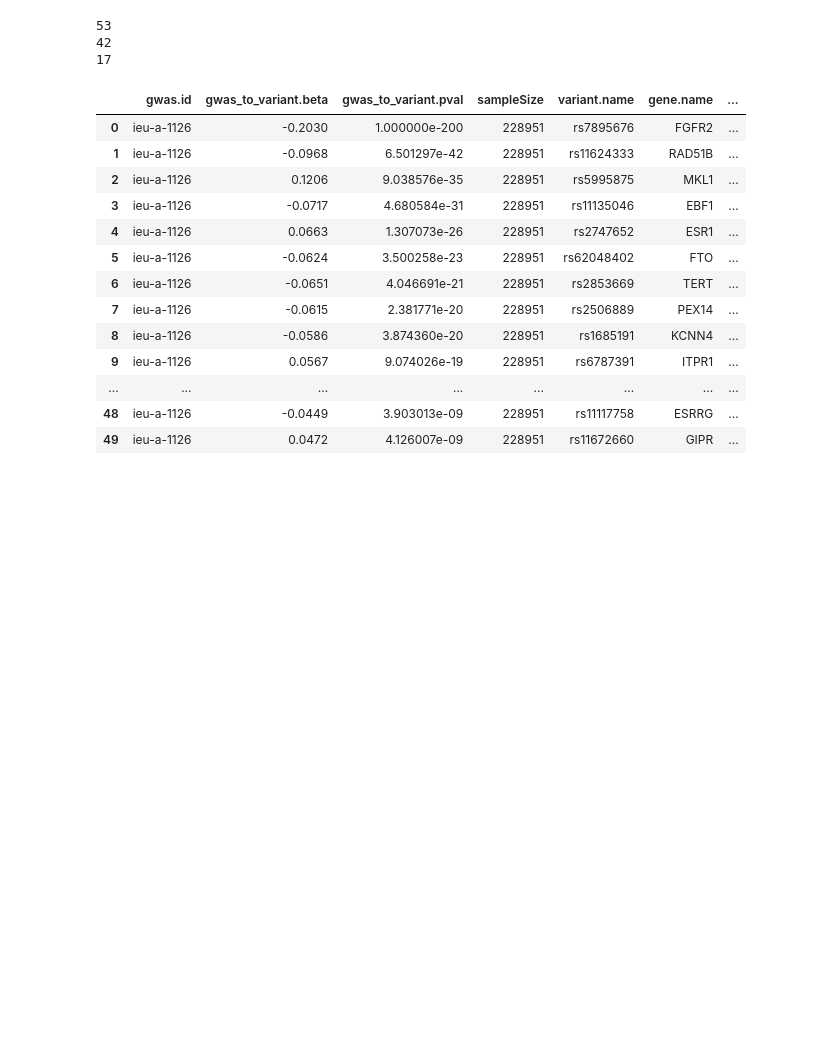
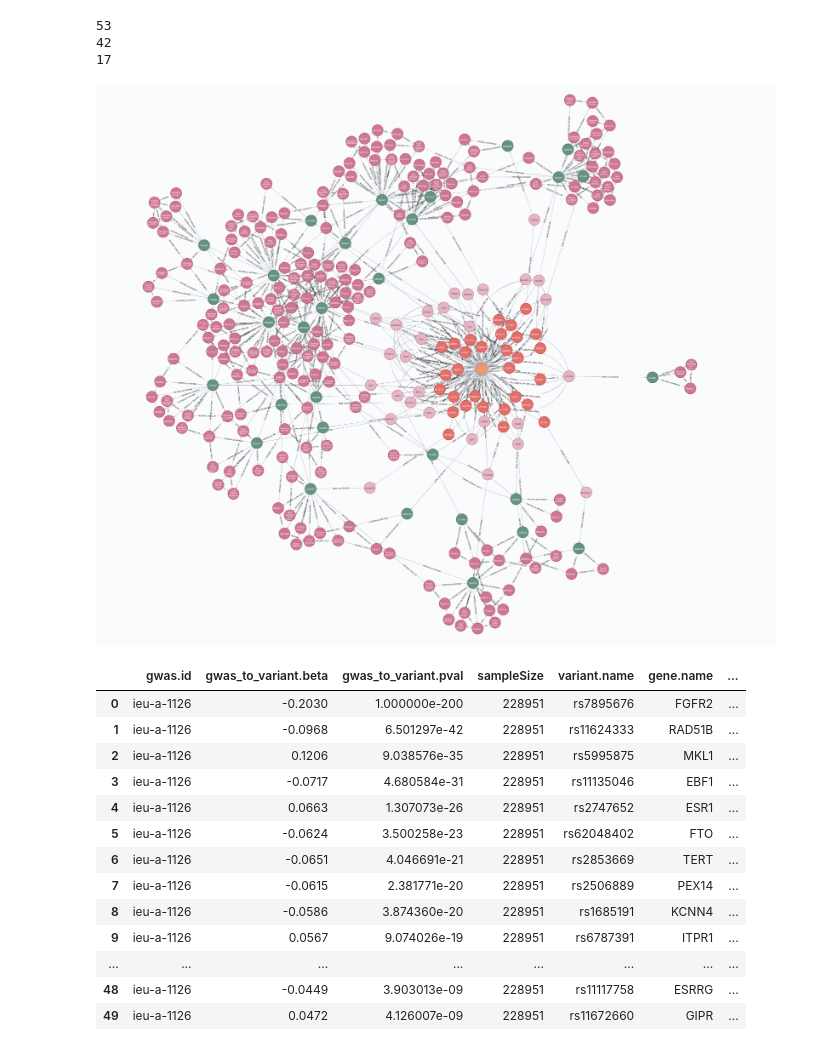
Before and after one commit to mvab/epigraphdb-breast-cancer, a Jupyter notebook: explore_breast_cancer_epigraphdb.ipynb, the cells around one changed output. Drawn from its saved outputs; the diff is of its cells as text; code cells hidden in the pictures; blank space fills up the shorter version.

```diff
--- a/explore_breast_cancer_epigraphdb.ipynb
+++ b/explore_breast_cancer_epigraphdb.ipynb
@@ -96,6 +113,18 @@ print(bc_er_neg.shape[0])
 53
 42
 17
+# %%
+# for neo4j browser to make a viz
+
+#MATCH (gwas:Gwas) -[gwas_to_variant:GWAS_TO_VARIANT]->(variant:Variant)-[variant_to_gene:VARIANT_TO_GENE]-> (gene:Gene)-[gene_to_protein:GENE_TO_PROTEIN]->(protein:Protein) -[protein_in_pathway:PROTEIN_IN_PATHWAY]->(pathway:Pathway)
+#WHERE gwas.id = 'ieu-a-1126' AND gwas_to_variant.pval < 1e-08
+#AND gene.name is not null
+#RETURN gwas, gwas_to_variant, variant,variant_to_gene,  gene, gene_to_protein, protein, protein_in_pathway, pathway
+
+from IPython.display import Image
+Image(filename = "ieu-a-1126_pathways.png")
+# %% [output]
+[figure, added]
 # %%
 bc_all
 # %% [output]
```
Also changed, not shown: parts of 14 cells of this notebook, 2 other files.
